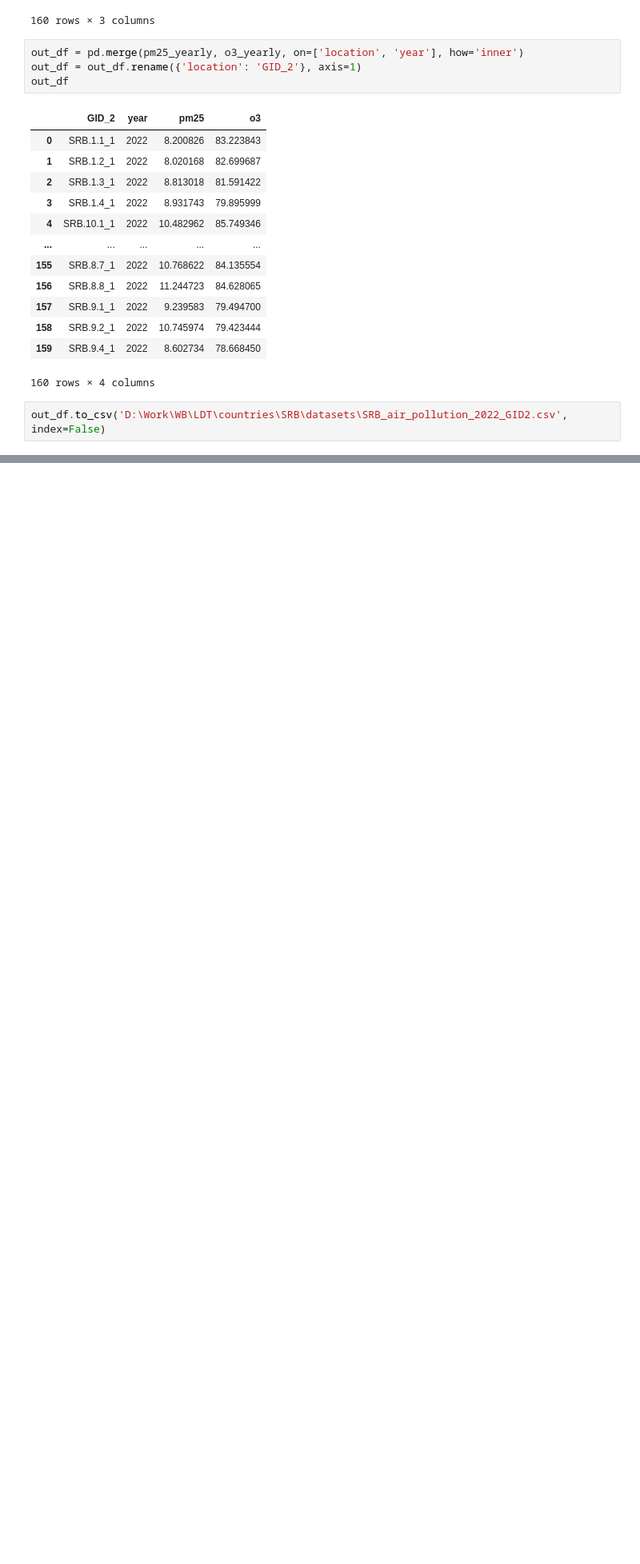
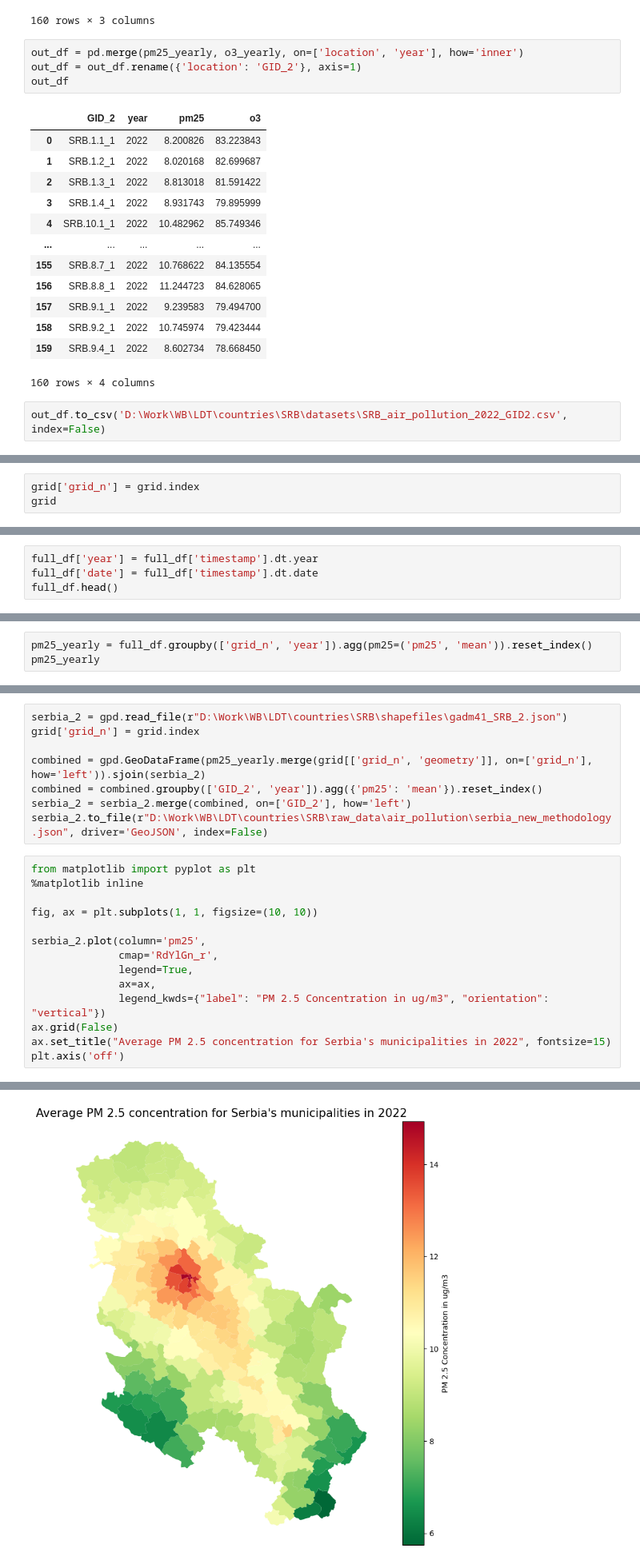
Before and after one commit to sonleh96/wb-gpbp-ldt, a Jupyter notebook: notebooks/extract_owm.ipynb, the cells around one changed output, grey strips where cells are left out. Shown at 80% size. Cells and saved outputs as stored; diff of their text form; blank space fills up the shorter version.

```diff
--- a/notebooks/extract_owm.ipynb
+++ b/notebooks/extract_owm.ipynb
@@ -326,0 +487,3 @@ out_df.to_csv('D:\Work\WB\LDT\countries\SRB\datasets\SRB_air_pollution_2022_GID2
+# %%
+grid['grid_n'] = grid.index
+grid
@@ -326,0 +562,4 @@ out_df.to_csv('D:\Work\WB\LDT\countries\SRB\datasets\SRB_air_pollution_2022_GID2
+# %%
+full_df['year'] = full_df['timestamp'].dt.year
+full_df['date'] = full_df['timestamp'].dt.date
+full_df.head()
@@ -326,0 +585,3 @@ out_df.to_csv('D:\Work\WB\LDT\countries\SRB\datasets\SRB_air_pollution_2022_GID2
+# %%
+pm25_yearly = full_df.groupby(['grid_n', 'year']).agg(pm25=('pm25', 'mean')).reset_index()
+pm25_yearly
@@ -326,0 +643,23 @@ out_df.to_csv('D:\Work\WB\LDT\countries\SRB\datasets\SRB_air_pollution_2022_GID2
+# %%
+serbia_2 = gpd.read_file(r"D:\Work\WB\LDT\countries\SRB\shapefiles\gadm41_SRB_2.json")
+grid['grid_n'] = grid.index
+
+combined = gpd.GeoDataFrame(pm25_yearly.merge(grid[['grid_n', 'geometry']], on=['grid_n'], how='left')).sjoin(serbia_2)
+combined = combined.groupby(['GID_2', 'year']).agg({'pm25': 'mean'}).reset_index()
+serbia_2 = serbia_2.merge(combined, on=['GID_2'], how='left')
+serbia_2.to_file(r"D:\Work\WB\LDT\countries\SRB\raw_data\air_pollution\serbia_new_methodology.json", driver='GeoJSON', index=False)
+# %%
+from matplotlib import pyplot as plt
+%matplotlib inline
+
+fig, ax = plt.subplots(1, 1, figsize=(10, 10))
+
+serbia_2.plot(column='pm25',
+              cmap='RdYlGn_r',
+              legend=True,
+              ax=ax,
+              legend_kwds={"label": "PM 2.5 Concentration in ug/m3", "orientation": "vertical"})
+ax.grid(False)
+ax.set_title("Average PM 2.5 concentration for Serbia's municipalities in 2022", fontsize=15)
+plt.axis('off')
+# %% [output]
@@ -326,0 +670 @@ out_df.to_csv('D:\Work\WB\LDT\countries\SRB\datasets\SRB_air_pollution_2022_GID2
+[figure, added]
```
Also changed, not shown: parts of 23 cells of this notebook, 7 other files.
